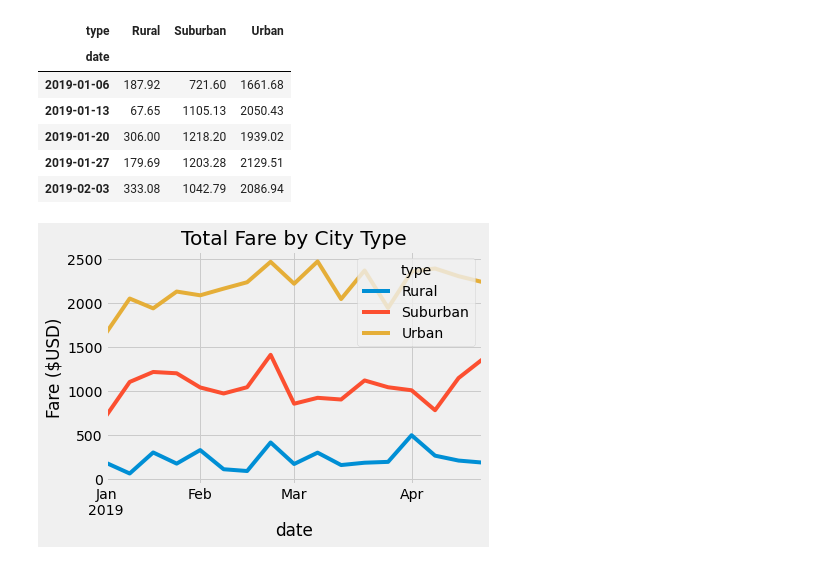
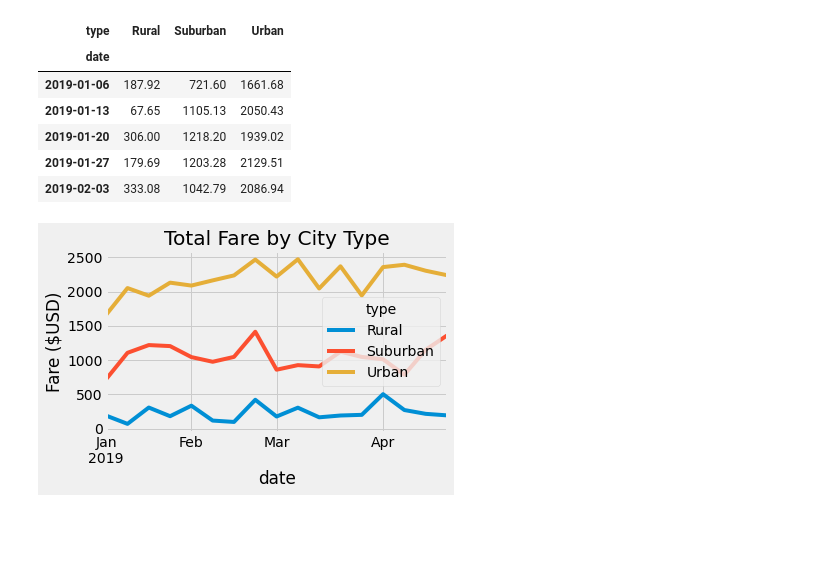
Before and after one commit to johnt1311/PyBer_Analysis, a Jupyter notebook: PyBer_Challenge.ipynb, the cells around one changed output. Saved outputs shown, nothing was run; the diff lists cells and outputs as text; code cells hidden in the pictures; blank space fills up the shorter version.

```diff
--- a/PyBer_Challenge.ipynb
+++ b/PyBer_Challenge.ipynb
@@ -222,12 +222,13 @@ weekly_rides_df.head()
 # %%
 # 8. Using the object-oriented interface method, plot the resample DataFrame using the df.plot() function.
 weekly_rides = weekly_rides_df.plot()
 weekly_rides.set_ylabel("Fare ($USD)")
 weekly_rides.set_title("Total Fare by City Type")
 # Import the style from Matplotlib.
 from matplotlib import style
 # Use the graph style fivethirtyeight.
 style.use('fivethirtyeight')
+plt.tight_layout()
 plt.savefig("Analysis/PyBer_fare_summary.png")
 # %% [output]
-[figure, old version]
+[figure, new version]
```
